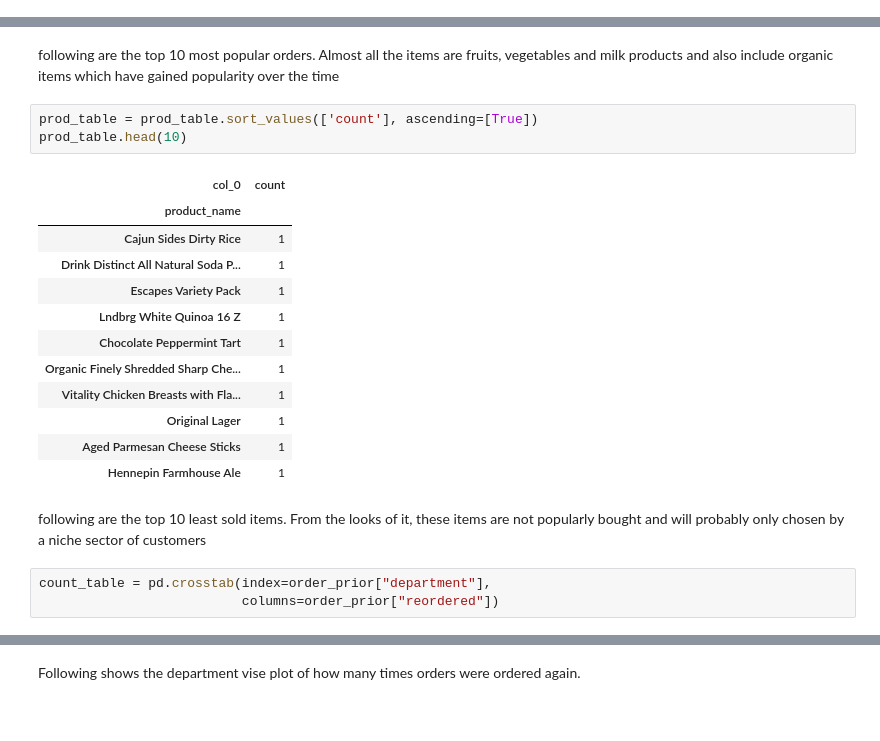
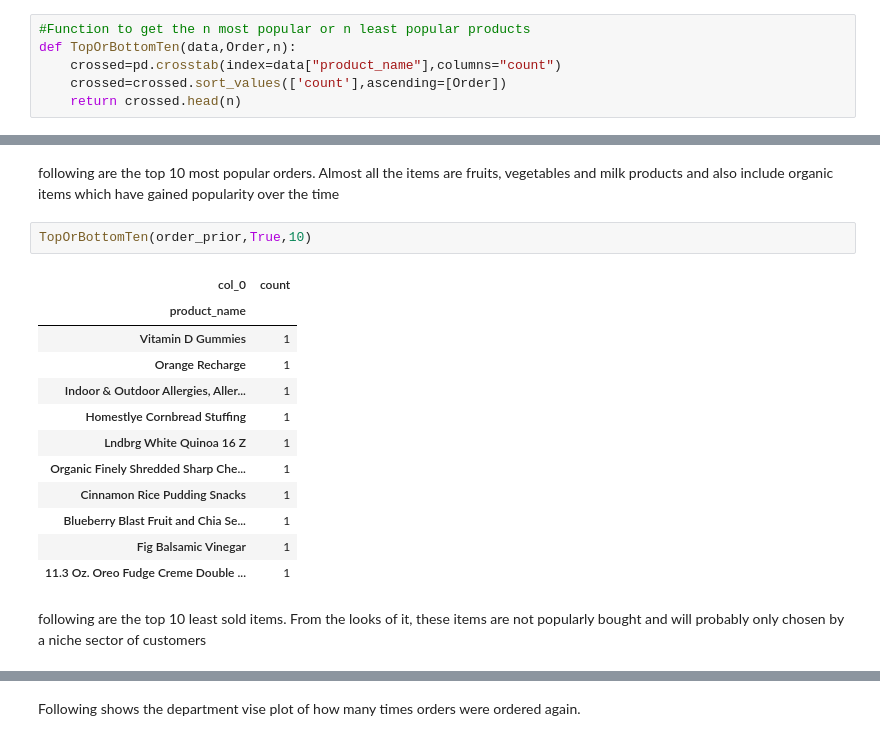
Before and after one commit to Pm1995/Instacart-Basket-Analysis-, a Jupyter notebook: EDA.ipynb, the cells around one changed output, grey strips where cells are left out. Cells and saved outputs as stored; diff of their text form.

Commit message:
try
added functions

```diff
--- a/EDA.ipynb
+++ b/EDA.ipynb
@@ -180,0 +129,6 @@ prod_table.head(10)
+# %%
+#Function to get the n most popular or n least popular products
+def TopOrBottomTen(data,Order,n):
+    crossed=pd.crosstab(index=data["product_name"],columns="count")
+    crossed=crossed.sort_values(['count'],ascending=[Order])
+    return crossed.head(n)
@@ -181,23 +150,19 @@ prod_table.head(10)
 # %% [markdown]
 following are the top 10 most popular orders. Almost all the items are fruits, vegetables and milk products and also include organic items which have gained popularity over the time
-# %%
-prod_table = prod_table.sort_values(['count'], ascending=[True])
-prod_table.head(10)
-# %% [output]
-| col_0 | count |
-| product_name |  |
-| Cajun Sides Dirty Rice | 1 |
-| Drink Distinct All Natural Soda P... | 1 |
-| Escapes Variety Pack | 1 |
-| Lndbrg White Quinoa 16 Z | 1 |
-| Chocolate Peppermint Tart | 1 |
-| Organic Finely Shredded Sharp Che... | 1 |
-| Vitality Chicken Breasts with Fla... | 1 |
-| Original Lager | 1 |
-| Aged Parmesan Cheese Sticks | 1 |
-| Hennepin Farmhouse Ale | 1 |
+# %%
+TopOrBottomTen(order_prior,True,10)
+# %% [output]
+| col_0 | count |
+| product_name |  |
+| Vitamin D Gummies | 1 |
+| Orange Recharge | 1 |
+| Indoor & Outdoor Allergies, Aller... | 1 |
+| Homestlye Cornbread Stuffing | 1 |
+| Lndbrg White Quinoa 16 Z | 1 |
+| Organic Finely Shredded Sharp Che... | 1 |
+| Cinnamon Rice Pudding Snacks | 1 |
+| Blueberry Blast Fruit and Chia Se... | 1 |
+| Fig Balsamic Vinegar | 1 |
+| 11.3 Oz. Oreo Fudge Creme Double ... | 1 |
 # %% [markdown]
 following are the top 10 least sold items. From the looks of it, these items are not popularly bought and will probably only chosen by a niche sector of customers
-# %%
-count_table = pd.crosstab(index=order_prior["department"],
-                          columns=order_prior["reordered"])
```
Also changed, not shown: parts of 28 cells of this notebook.
